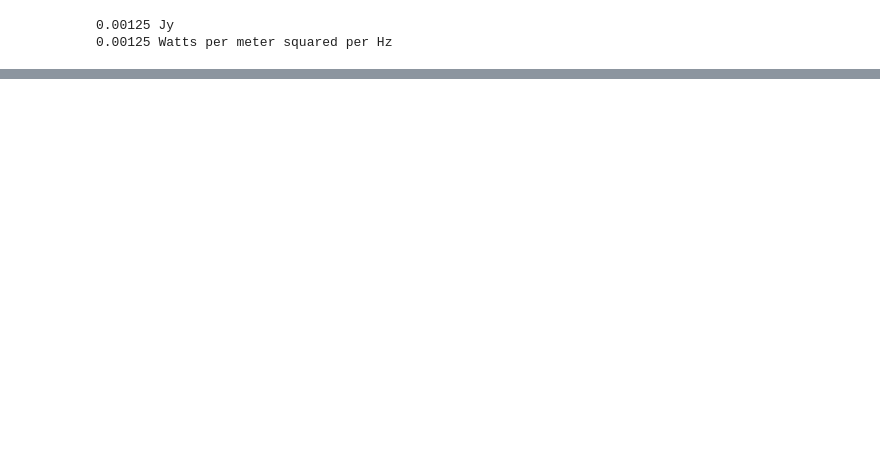
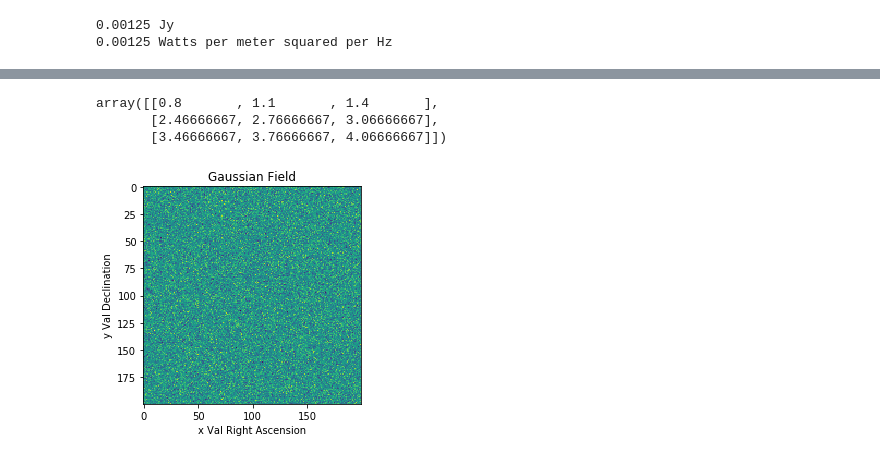
Before and after one commit to coderXmachina2/radioAstronomyCompendium, a Jupyter notebook: radioAstronomyCompendium.ipynb, the cells around one changed output, grey strips where cells are left out. Saved outputs shown, nothing was run; the diff lists cells and outputs as text; code cells hidden in the pictures; blank space fills up the shorter version.

```diff
--- a/radioAstronomyCompendium.ipynb
+++ b/radioAstronomyCompendium.ipynb
@@ -133,0 +138,70 @@ You can see that the signal now stands above the noise floor at the frequency =
+# %%
+#for best practice, we advise the usage of numpy array because of its lower computational demand.
+#Algorithms can be timed like you learned
+#
+
+#write a finction that can sum these arrays:
+
+profile1 = np.array([[1.0,1.5,2.0],
+                     [2.0,2.5,3.0],
+                     [3.0,3.5,4.0]])
+
+profile2 = np.array([[0.8,1.0,1.2],
+                     [2.8,3.0,3.2],
+                     [3.8,4.0,4.2]])
+
+profile3 = np.array([[0.6,0.8,1.0],
+                     [2.6,2.8,3.0],
+                     [3.6,3.8,4.0]])
+
+meanProfile = (profile1 + profile2 + profile3)/3
+
+npMeanProf = np.mean(profile1+profile2+profile3)
+
+meanProfile
+# %% [output]
+array([[0.8       , 1.1       , 1.4       ],
+       [2.46666667, 2.76666667, 3.06666667],
+       [3.46666667, 3.76666667, 4.06666667]])
+# %%
+#now lets bring in the gaussian
+#iterate though the array and fill the matrix
+
+import matplotlib.pyplot as plt
+
+gaussArr = np.zeros(shape=(200,200)) #roughly the size of a FITs image
+storeGaussFields = [] #make it empty list
+storeSignals = []
+
+#artificially create a signal
+signalArr = np.zeros(shape=(200,200))
+
+signalArr[99][99] = 0.95
+signalArr[99][100] = 0.99
+signalArr[99][101] = 1.0
+signalArr[100][99] = 1.3
+signalArr[100][100] = 1.0
+signalArr[100][101] = 1.1
+signalArr[101][99] = 1.1
+signalArr[101][100] = 1.1
+signalArr[101][101] = 1.1
+#
+
+nSamps = 7
+
+for z in range(0,nSamps):
+    for p in range(0,200):
+        for l in range(0,200):
+            gaussArr[p][l] = np.random.normal(0,1,1) #create 1 gaussian field
+            profile = signalArr + gaussArr
+
+    storeGaussFields.append(gaussArr)
+    storeSignals.append(profile)
+
+plt.imshow(profile)
+plt.title('Gaussian Field')
+plt.ylabel('y Val Declination')
+plt.xlabel('x Val Right Ascension')
+plt.show()
+# %% [output]
+[figure, added]
```
Also changed, not shown: parts of 7 cells of this notebook.
